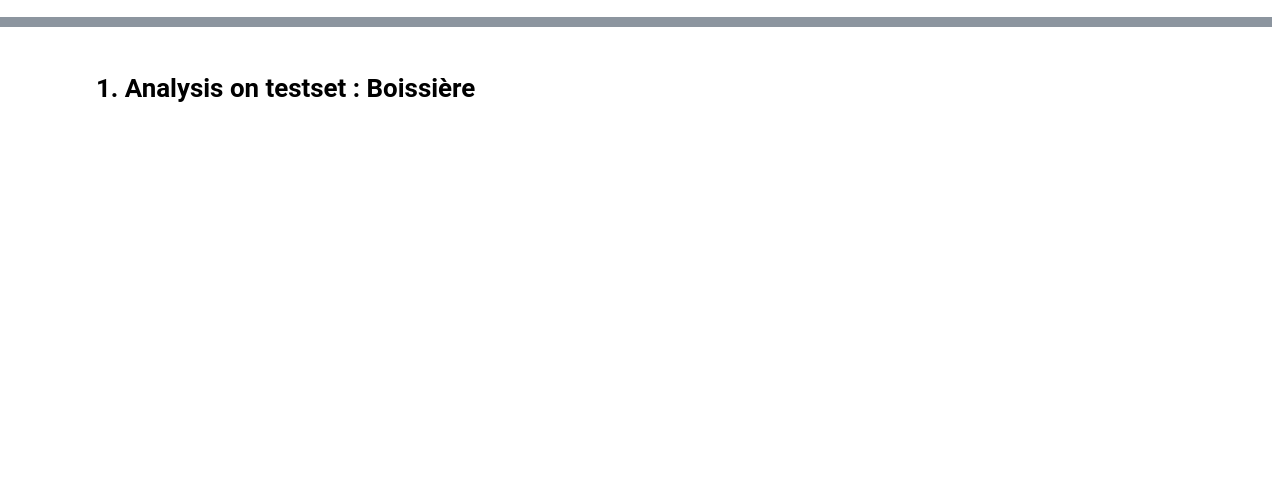
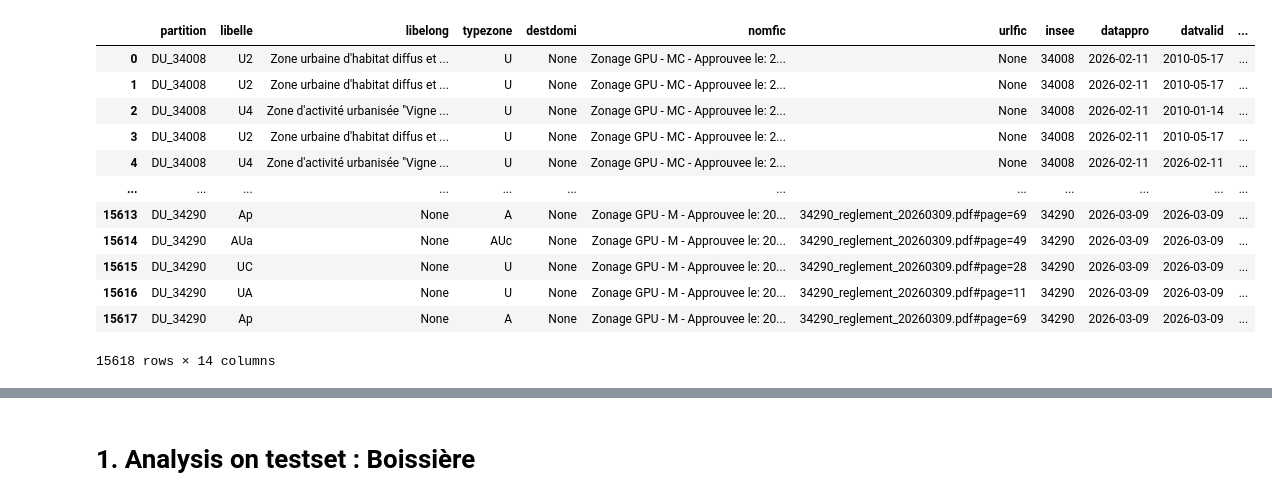
Before and after one commit to kezakool/flair-for-aigle, a Jupyter notebook: notebooks/test_dol_model.ipynb, the cells around one changed output, grey strips where cells are left out. Cells and saved outputs as stored; diff of their text form; code cells hidden in the pictures; blank space fills up the shorter version.

```diff
--- a/notebooks/test_dol_model.ipynb
+++ b/notebooks/test_dol_model.ipynb
@@ -66,7 +66,24 @@ engine = create_engine(db_string)
 # %%
 gdf_forests_zones = gpd.read_file('/app/data/datasets/debug/bush/sources/ocsge_forests_clean_types_v3.gpkg',driver='GPKG')
 gdf_waters_zones = gpd.read_file('/app/data/datasets/debug/bush/sources/COURS_D_EAU.shp')
+gdf_u_zone = gpd.read_file('/app/data/datasets/debug/bush/sources/N_ZONE_URBA_S_034.gpkg',driver='GPKG')
 gdf_forests_zones = gdf_forests_zones[gdf_forests_zones.forest_type==1]
+# %%
+gdf_u_zone
+# %% [output]
+|  | partition | libelle | libelong | typezone | destdomi | nomfic | urlfic | insee | datappro | datvalid | ... |
+| 0 | DU_34008 | U2 | Zone urbaine d'habitat diffus et ... | U | None | Zonage GPU - MC - Approuvee le: 2... | None | 34008 | 2026-02-11 | 2010-05-17 | ... |
+| 1 | DU_34008 | U2 | Zone urbaine d'habitat diffus et ... | U | None | Zonage GPU - MC - Approuvee le: 2... | None | 34008 | 2026-02-11 | 2010-05-17 | ... |
+| 2 | DU_34008 | U4 | Zone d'activité urbanisée "Vigne ... | U | None | Zonage GPU - MC - Approuvee le: 2... | None | 34008 | 2026-02-11 | 2010-01-14 | ... |
+| 3 | DU_34008 | U2 | Zone urbaine d'habitat diffus et ... | U | None | Zonage GPU - MC - Approuvee le: 2... | None | 34008 | 2026-02-11 | 2010-05-17 | ... |
+| 4 | DU_34008 | U4 | Zone d'activité urbanisée "Vigne ... | U | None | Zonage GPU - MC - Approuvee le: 2... | None | 34008 | 2026-02-11 | 2026-02-11 | ... |
+| ... | ... | ... | ... | ... | ... | ... | ... | ... | ... | ... | ... |
+| 15613 | DU_34290 | Ap | None | A | None | Zonage GPU - M - Approuvee le: 20... | 34290_reglement_20260309.pdf#page=69 | 34290 | 2026-03-09 | 2026-03-09 | ... |
+| 15614 | DU_34290 | AUa | None | AUc | None | Zonage GPU - M - Approuvee le: 20... | 34290_reglement_20260309.pdf#page=49 | 34290 | 2026-03-09 | 2026-03-09 | ... |
+| 15615 | DU_34290 | UC | None | U | None | Zonage GPU - M - Approuvee le: 20... | 34290_reglement_20260309.pdf#page=28 | 34290 | 2026-03-09 | 2026-03-09 | ... |
+| 15616 | DU_34290 | UA | None | U | None | Zonage GPU - M - Approuvee le: 20... | 34290_reglement_20260309.pdf#page=11 | 34290 | 2026-03-09 | 2026-03-09 | ... |
+| 15617 | DU_34290 | Ap | None | A | None | Zonage GPU - M - Approuvee le: 20... | 34290_reglement_20260309.pdf#page=69 | 34290 | 2026-03-09 | 2026-03-09 | ... |
+15618 rows × 14 columns
 # %%
 gdf_zones_r = gpd.read_postgis("select * from detections.n_dfci_old50m_s_034_ilots", geom_col='geom',con=engine)
 gdf_zones_r
```
Also changed, not shown: parts of 8 cells of this notebook, 4 other files.
